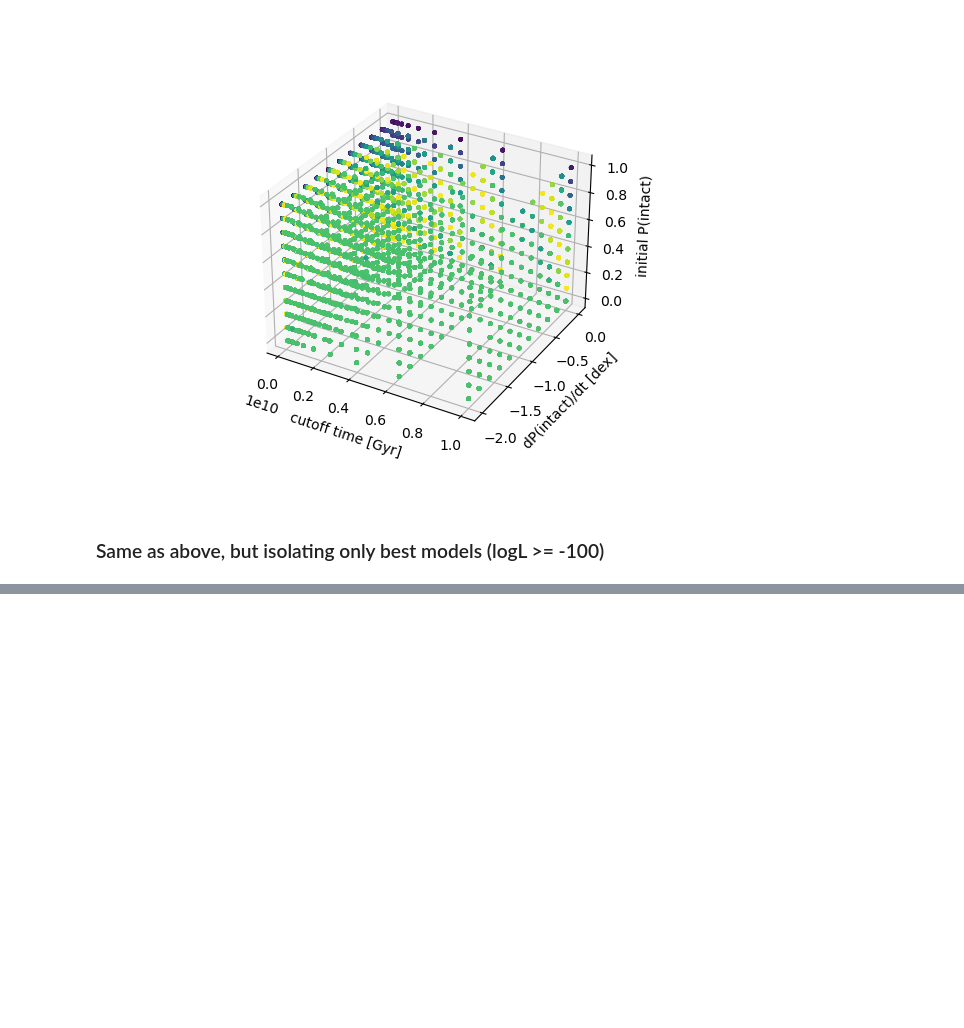
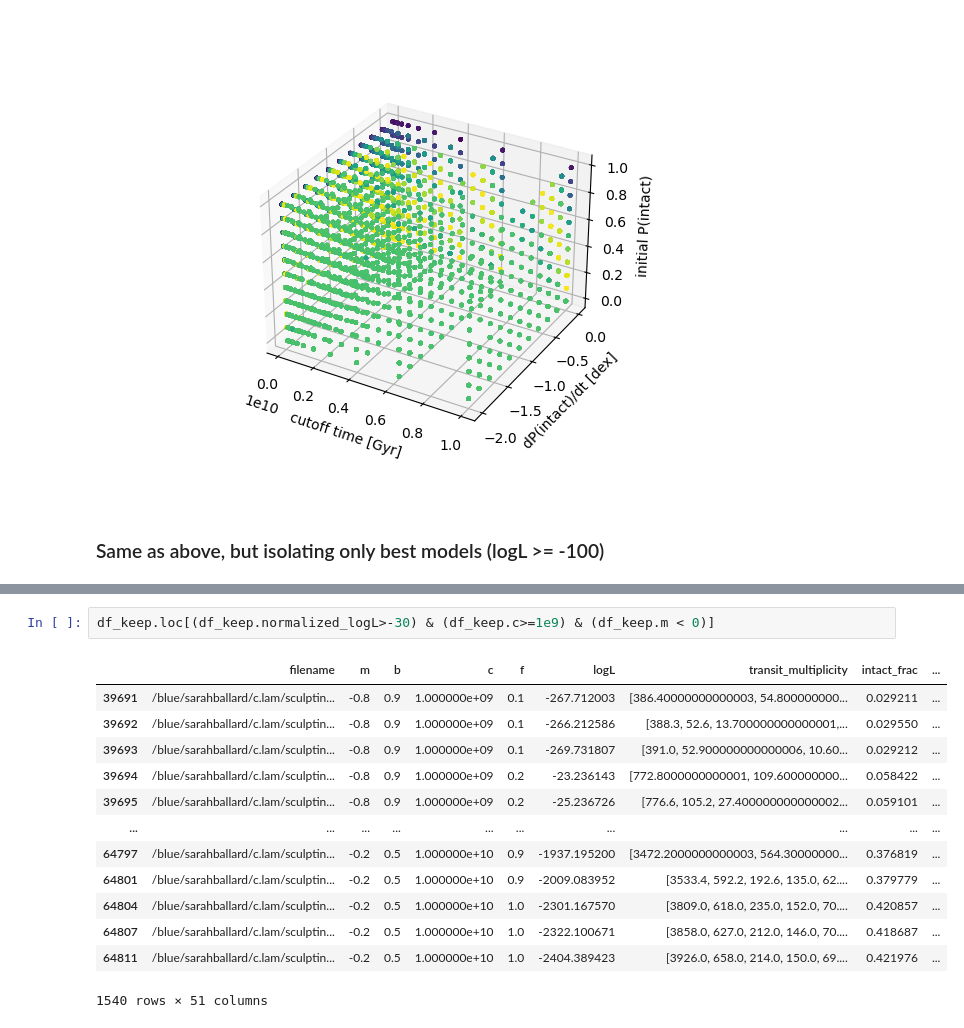
Before and after one commit to exoclam/sculpting, a Jupyter notebook: logL-cube.ipynb, the cells around one changed output, grey strips where cells are left out. Saved outputs shown, nothing was run; the diff lists cells and outputs as text; blank space fills up the shorter version.

```diff
--- a/logL-cube.ipynb
+++ b/logL-cube.ipynb
@@ -219,0 +239,16 @@ plt.show()
+# %%
+df_keep.loc[(df_keep.normalized_logL>-30) & (df_keep.c>=1e9) & (df_keep.m < 0)]
+# %% [output]
+|  | filename | m | b | c | f | logL | transit_multiplicity | intact_frac | ... |
+| 39691 | /blue/sarahballard/c.lam/sculptin... | -0.8 | 0.9 | 1.000000e+09 | 0.1 | -267.712003 | [386.40000000000003, 54.800000000... | 0.029211 | ... |
+| 39692 | /blue/sarahballard/c.lam/sculptin... | -0.8 | 0.9 | 1.000000e+09 | 0.1 | -266.212586 | [388.3, 52.6, 13.700000000000001,... | 0.029550 | ... |
+| 39693 | /blue/sarahballard/c.lam/sculptin... | -0.8 | 0.9 | 1.000000e+09 | 0.1 | -269.731807 | [391.0, 52.900000000000006, 10.60... | 0.029212 | ... |
+| 39694 | /blue/sarahballard/c.lam/sculptin... | -0.8 | 0.9 | 1.000000e+09 | 0.2 | -23.236143 | [772.8000000000001, 109.600000000... | 0.058422 | ... |
+| 39695 | /blue/sarahballard/c.lam/sculptin... | -0.8 | 0.9 | 1.000000e+09 | 0.2 | -25.236726 | [776.6, 105.2, 27.400000000000002... | 0.059101 | ... |
+| ... | ... | ... | ... | ... | ... | ... | ... | ... | ... |
+| 64797 | /blue/sarahballard/c.lam/sculptin... | -0.2 | 0.5 | 1.000000e+10 | 0.9 | -1937.195200 | [3472.2000000000003, 564.30000000... | 0.376819 | ... |
+| 64801 | /blue/sarahballard/c.lam/sculptin... | -0.2 | 0.5 | 1.000000e+10 | 0.9 | -2009.083952 | [3533.4, 592.2, 192.6, 135.0, 62.... | 0.379779 | ... |
+| 64804 | /blue/sarahballard/c.lam/sculptin... | -0.2 | 0.5 | 1.000000e+10 | 1.0 | -2301.167570 | [3809.0, 618.0, 235.0, 152.0, 70.... | 0.420857 | ... |
+| 64807 | /blue/sarahballard/c.lam/sculptin... | -0.2 | 0.5 | 1.000000e+10 | 1.0 | -2322.100671 | [3858.0, 627.0, 212.0, 146.0, 70.... | 0.418687 | ... |
+| 64811 | /blue/sarahballard/c.lam/sculptin... | -0.2 | 0.5 | 1.000000e+10 | 1.0 | -2404.389423 | [3926.0, 658.0, 214.0, 150.0, 69.... | 0.421976 | ... |
+1540 rows × 51 columns
```
Also changed, not shown: parts of 10 cells of this notebook.
